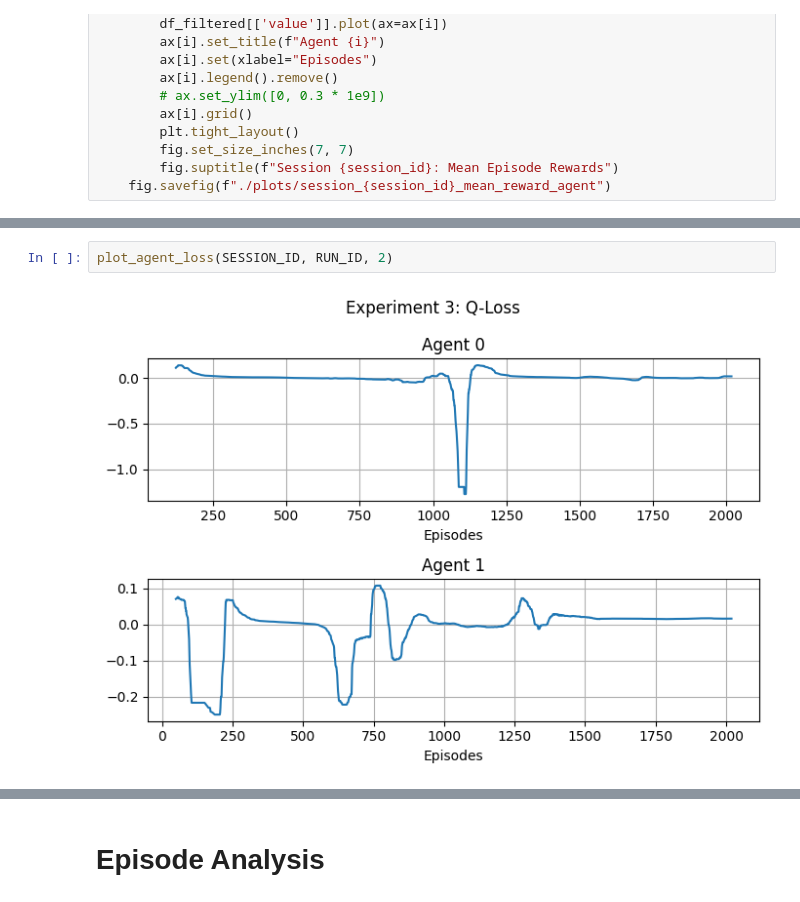
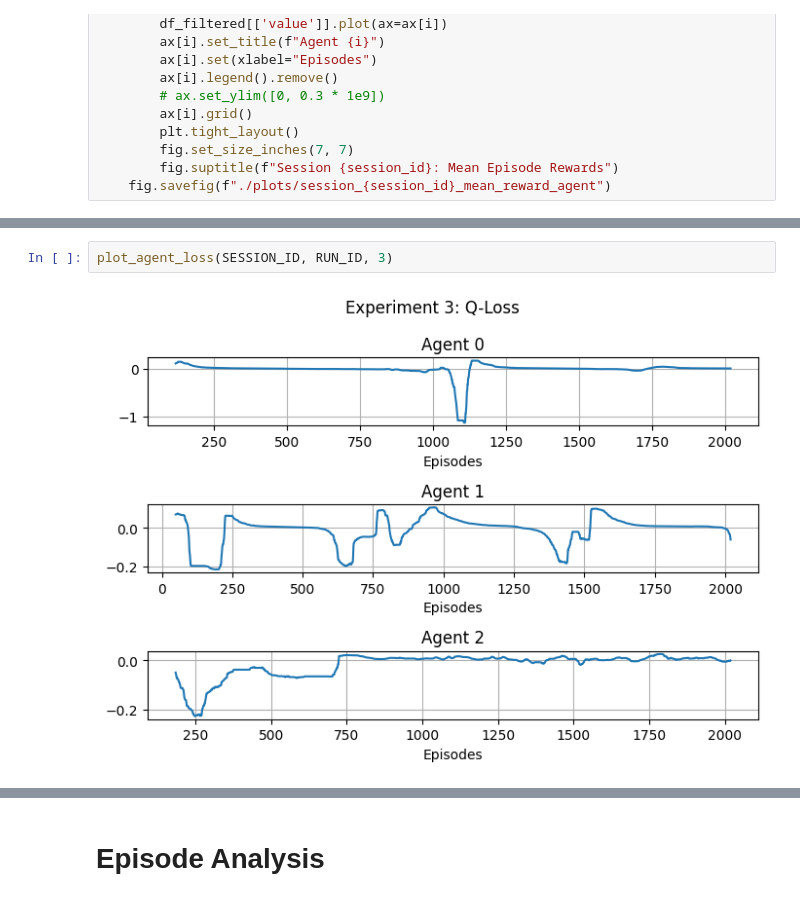
Before and after one commit to buehrerc/MAAC-auto-gov, a Jupyter notebook: analysis/generate_plots.ipynb, the cells around one changed output, grey strips where cells are left out. Saved outputs shown, nothing was run; the diff lists cells and outputs as text.

```diff
--- a/analysis/generate_plots.ipynb
+++ b/analysis/generate_plots.ipynb
@@ -85,5 +89,5 @@ df = format_plot(SESSION_ID, RUN_ID, rolling_mean=True)
 # %%
-plot_agent_loss(SESSION_ID, RUN_ID, 2)
+plot_agent_loss(SESSION_ID, RUN_ID, 3)
 # %% [output]
-[figure, old version]
+[figure, new version]
 # %%
```
Also changed, not shown: parts of 5 cells of this notebook, 6 other files.
